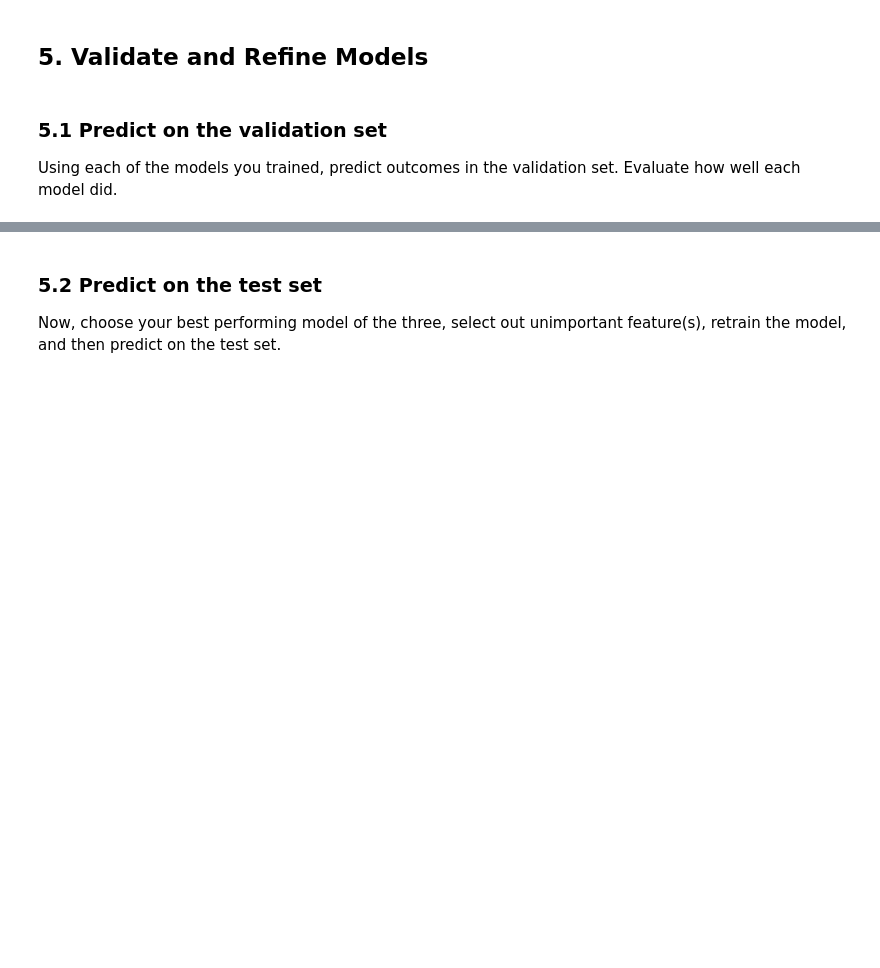
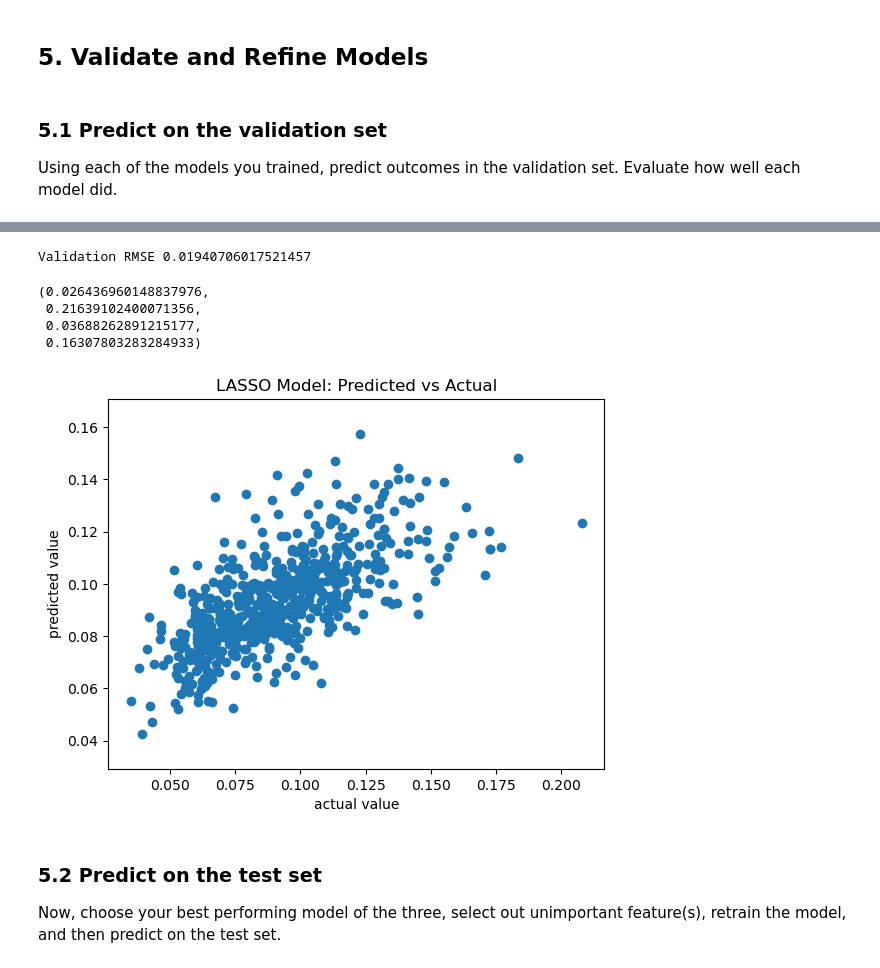
Before and after one commit to kylee-hoffman/computational_social_science_projects, a Jupyter notebook: project_2/Project 2 Students.ipynb, the cells around one changed output, grey strips where cells are left out. Cells and saved outputs as stored; diff of their text form; code cells hidden in the pictures; blank space fills up the shorter version.

```diff
--- a/project_2/Project 2 Students.ipynb
+++ b/project_2/Project 2 Students.ipynb
@@ -492,3 +623,25 @@ Train each model in the training set, and be sure to tune hyperparameters if app
 #
 # Model 3 training
 #-----------
+
+lasso_reg = Lasso(max_iter=15000)                                              # create model
+
+lasso_model = lasso_reg.fit(X_train, y_train)                    # fit the model
+
+lasso_reg_data = pd.DataFrame([lasso_model.coef_, X.columns]).T  # create a dataframe from the estimates
+lasso_reg_data.columns = ['Coefficient', 'Feature']
+# %%
+# specify the hyperparameters
+param_grid = {'alpha': np.arange(0.001, 1, 0.01),
+              'fit_intercept': [True, False],
+              'selection': ['cyclic', 'random']}
+
+# execute the grid search
+lasso_grid_reg = GridSearchCV(lasso_reg,
+                              param_grid, # parameters to be searched
+                              cv=3)       # 3-fold cross-validation
+
+# now fit the tuning on the training data
+lasso_grid_reg.fit(X_train, y_train)
+
+best_index = np.argmax(lasso_grid_reg.cv_results_["mean_test_score"])  # find the best performing model
@@ -504,3 +712,26 @@ Using each of the models you trained, predict outcomes in the validation set. Ev
+# %%
+#
+# Predict on validation data with LASSO model
+#-----------
+# select the best model to predict on validation dataset
+best_lasso_pred = lasso_grid_reg.best_estimator_.predict(X_validate)   # find best estimator and predict on validate
+
+# print the results
+print('Validation RMSE', rmse(best_lasso_pred, y_validate))
+
+# plot the residuals on a scatter plot
+plt.scatter(y_validate, best_lasso_pred)                    # specify x and y of the scatter plot
+plt.title('LASSO Model: Predicted vs Actual')  # specify plot title
+plt.xlabel('actual value')                           # specify x-axis label
+plt.ylabel('predicted value')                        # specify y-axis label
+plt.axis('equal')
+# %% [output]
+Validation RMSE 0.01940706017521457
+(0.026436960148837976,
+ 0.21639102400071356,
+ 0.03688262891215177,
+ 0.16307803283284933)
+[figure, added]
 # %% [markdown]
 ### 5.2 Predict on the test set
 
```
Also changed, not shown: parts of 40 cells of this notebook, 2 other files.
